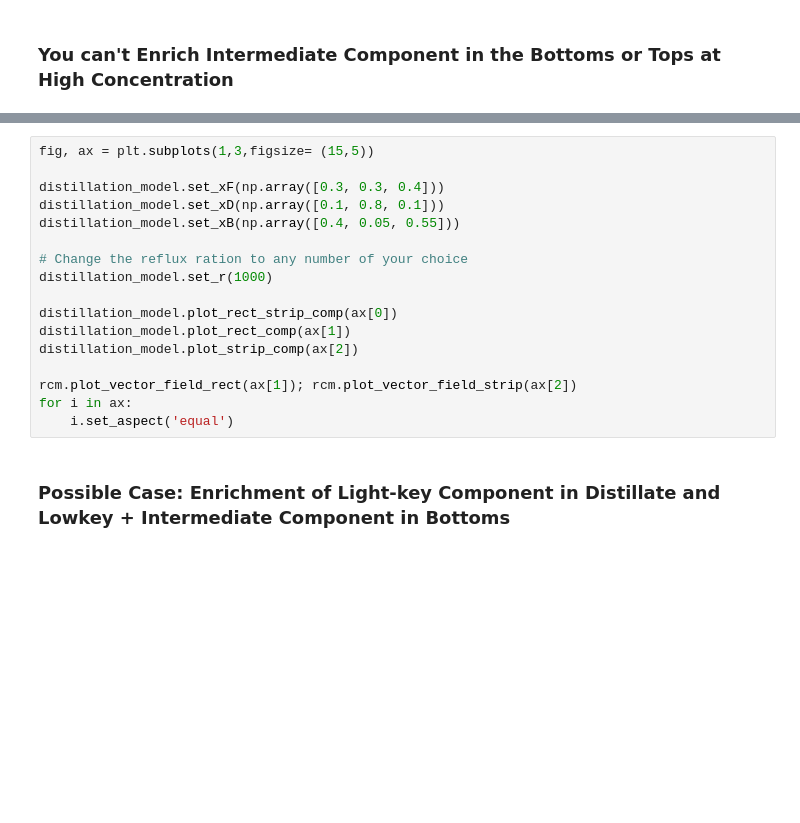
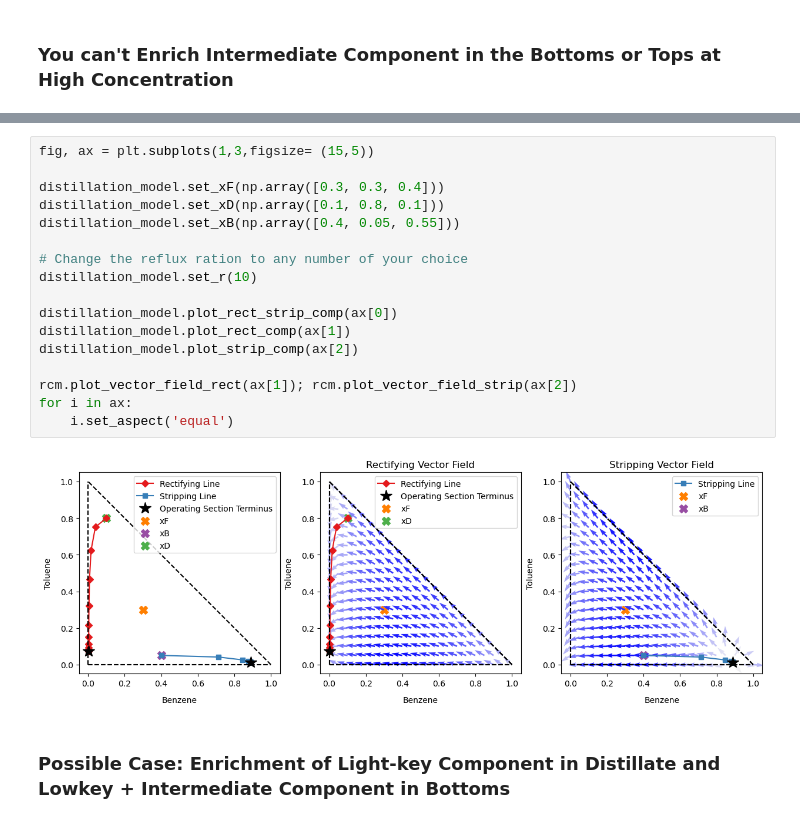
Before and after one commit to dayakaran/Ext_Distill_Sim, a Jupyter notebook: Example2.ipynb, the cells around one changed output, grey strips where cells are left out. Drawn from its saved outputs; the diff is of its cells as text; blank space fills up the shorter version.

```diff
--- a/Example2.ipynb
+++ b/Example2.ipynb
@@ -216,20 +215,22 @@ for i in ax:
 # %%
 fig, ax = plt.subplots(1,3,figsize= (15,5))
 
 distillation_model.set_xF(np.array([0.3, 0.3, 0.4]))
 distillation_model.set_xD(np.array([0.1, 0.8, 0.1]))
 distillation_model.set_xB(np.array([0.4, 0.05, 0.55]))
 
 # Change the reflux ration to any number of your choice
-distillation_model.set_r(1000)
+distillation_model.set_r(10)
 
 distillation_model.plot_rect_strip_comp(ax[0])
 distillation_model.plot_rect_comp(ax[1])
 distillation_model.plot_strip_comp(ax[2])
 
 rcm.plot_vector_field_rect(ax[1]); rcm.plot_vector_field_strip(ax[2])
 for i in ax:
     i.set_aspect('equal')
+# %% [output]
+[figure, added]
 # %% [markdown]
 ### Possible Case: Enrichment of Light-key Component in Distillate and Lowkey + Intermediate Component in Bottoms
 # %%
```
Also changed, not shown: parts of 6 cells of this notebook, 4 other files.
